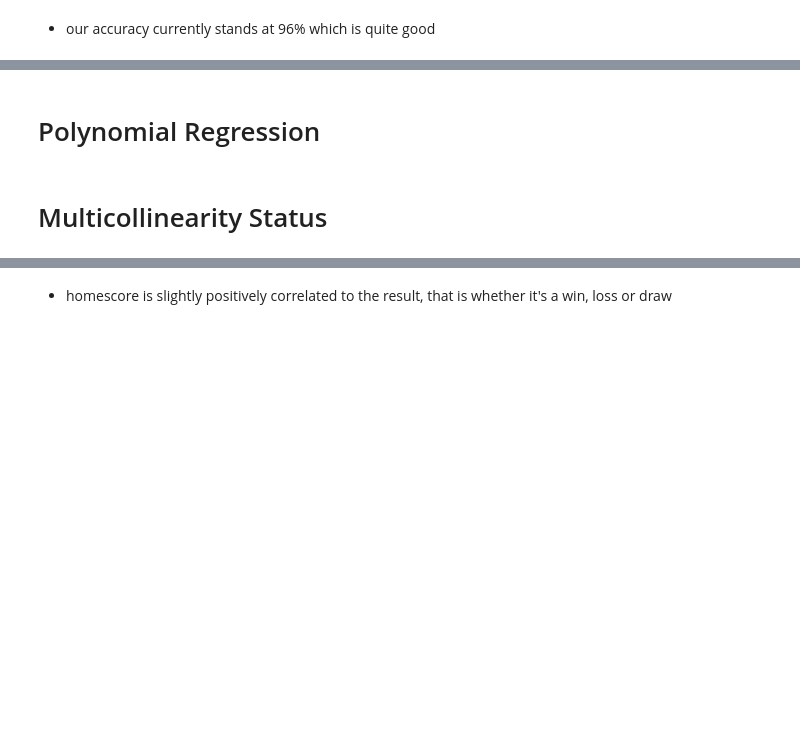
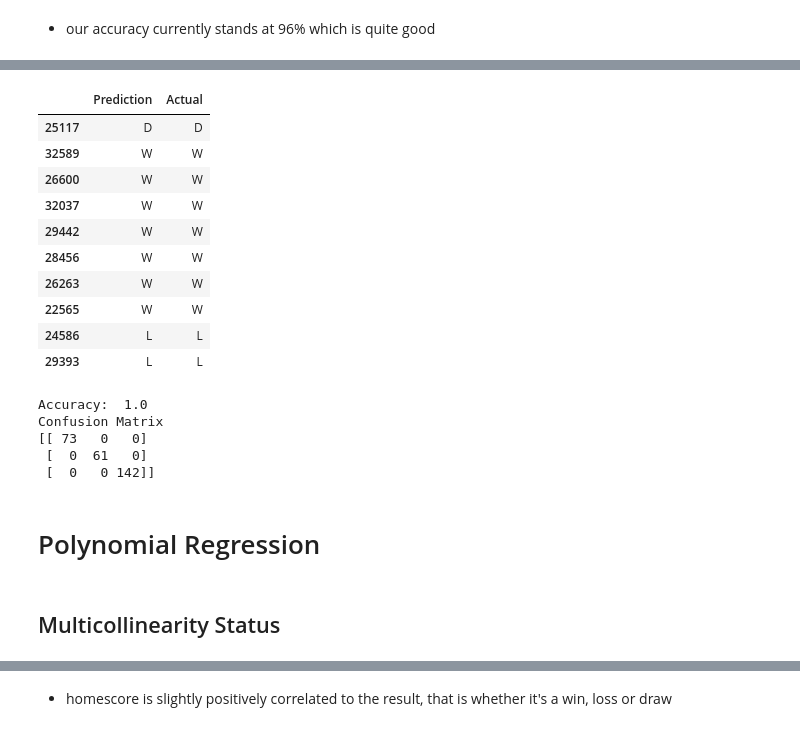
Before and after one commit to Mwadz/IP-week-6, a Jupyter notebook: Week_6_Machine_Learning_Regression_Cynthia_Mwadime_2022_IP.ipynb, the cells around one changed output, grey strips where cells are left out. Drawn from its saved outputs; the diff is of its cells as text; code cells hidden in the pictures; blank space fills up the shorter version.

```diff
--- a/Week_6_Machine_Learning_Regression_Cynthia_Mwadime_2022_IP.ipynb
+++ b/Week_6_Machine_Learning_Regression_Cynthia_Mwadime_2022_IP.ipynb
@@ -763,0 +808,23 @@ Accuracy:  0.9859649122807017
+# %%
+# creating a logistic regression
+logistic = LogisticRegression(solver='newton-cg')
+
+# creating a penalty regularization space
+penalty = ['l1', 'l2', 'none', 'saga']
+
+# creating C regularization  space
+C = [.001,.01, .1, 1,10,100,1000]
+
+# creating a dictionary of all the parameters and their corresponding set of values that we want to test for best performance
+hyperparameters = dict(C=C, penalty=penalty)
+# %%
+# import grid search for the tuning
+from sklearn.model_selection import GridSearchCV
+
+# create an instance of the GridSearchCV class then pass values for the estimator parameter.
+# the values include the algorithm that we want to execute, the parameter dictionary we have created, the cv parameter which corresponds to number of folds, and finally
+# the n_jobs parameter which refers to the number of CPU's that we want to use for execution. n_jobs=-1 parameter means using all the available computing power.
+clf = GridSearchCV(logistic, hyperparameters, cv=5, verbose=0, n_jobs=-1)
+# %%
+# fit the created grid search to the training data
+best_model = clf.fit(X_train, y_train)
@@ -764,7 +860,50 @@ Accuracy:  0.9859649122807017
+# %%
+# obtain the tuned model's predictions of the 'match_status' based on X_test
+y_prediction=best_model.predict(X_test)
+
+# create a dataframe that compares the actual output values for X_test with the predicted values
+df2 = pd.DataFrame({'Prediction': y_prediction, 'Actual': y_test})# the y_pred is a numpy array that contains all the predicted values
+
+# display top 10 records in the comparison dataframe
+df.head(10)
+# %% [output]
+|  | Prediction | Actual |
+| 25117 | D | D |
+| 32589 | W | W |
+| 26600 | W | W |
+| 32037 | W | W |
+| 29442 | W | W |
+| 28456 | W | W |
+| 26263 | W | W |
+| 22565 | W | W |
+| 24586 | L | L |
+| 29393 | L | L |
+# %%
+# use accuracy_score function to compute the accuracy of the tuned algorithm by finding the proportion of correct predictions
+accuracy1 = metrics.accuracy_score(y_test, y_prediction)
+# print the accuracy value
+print('Accuracy: ', accuracy1)
+
+
+
+# import confusion_matrix to be used in creating a confusion matrix of the predictions
+from sklearn.metrics import confusion_matrix
+
+# apply confusion matrix to y_test and y_prediction to obtain number of correct and wrong predictions per category
+confusion_matrix1 = confusion_matrix(y_test, y_prediction)
+# print the matrix
+print('Confusion Matrix')
+print(confusion_matrix1)
+# %% [output]
+Accuracy:  1.0
+Confusion Matrix
+[[ 73   0   0]
+ [  0  61   0]
+ [  0   0 142]]
 # %% [markdown]
 # Polynomial Regression
 # %% [markdown]
-# Multicollinearity Status
+## Multicollinearity Status
 # %%
 # plotting a correlation map
 plt.figure(figsize=(16, 12))
```
Also changed, not shown: parts of 62 cells of this notebook.
